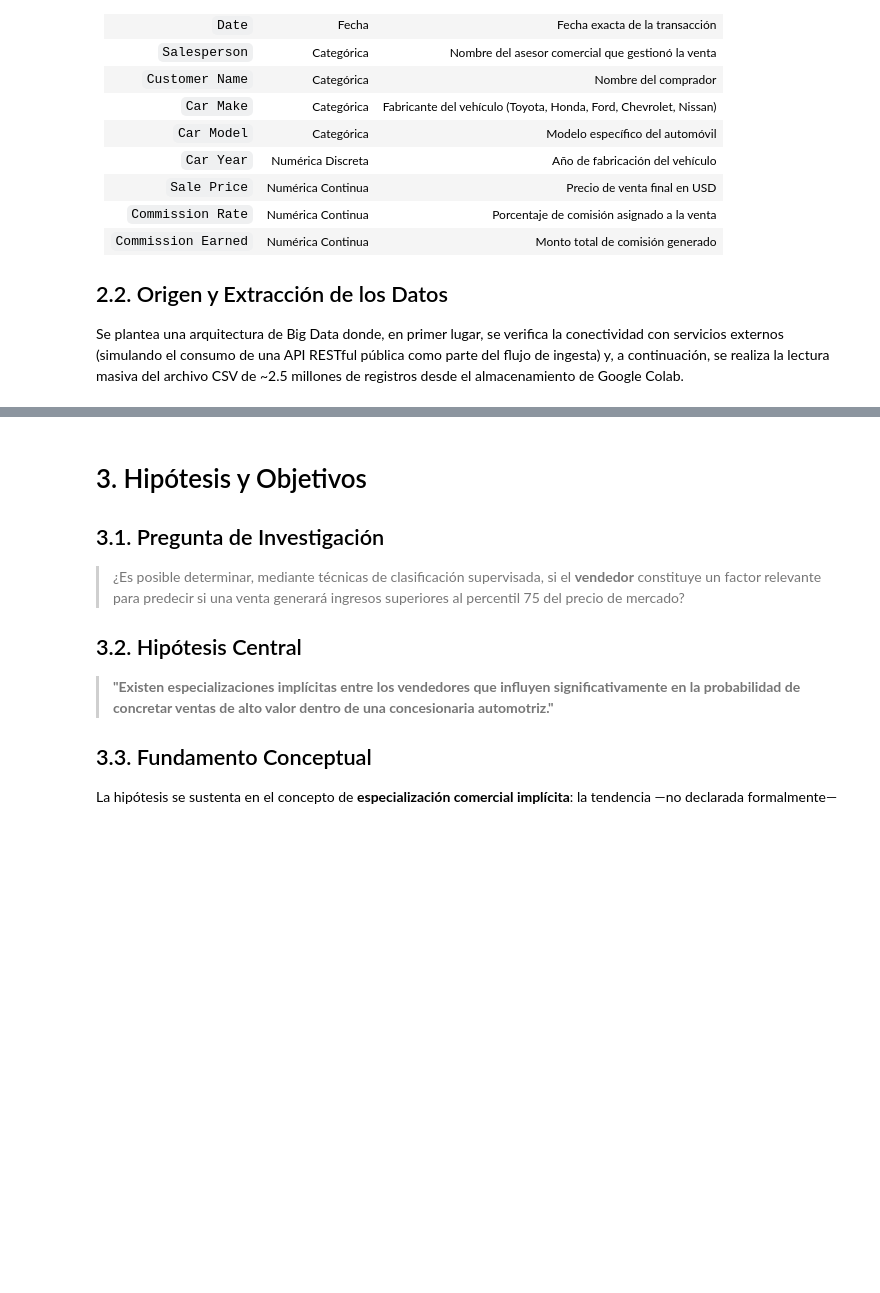
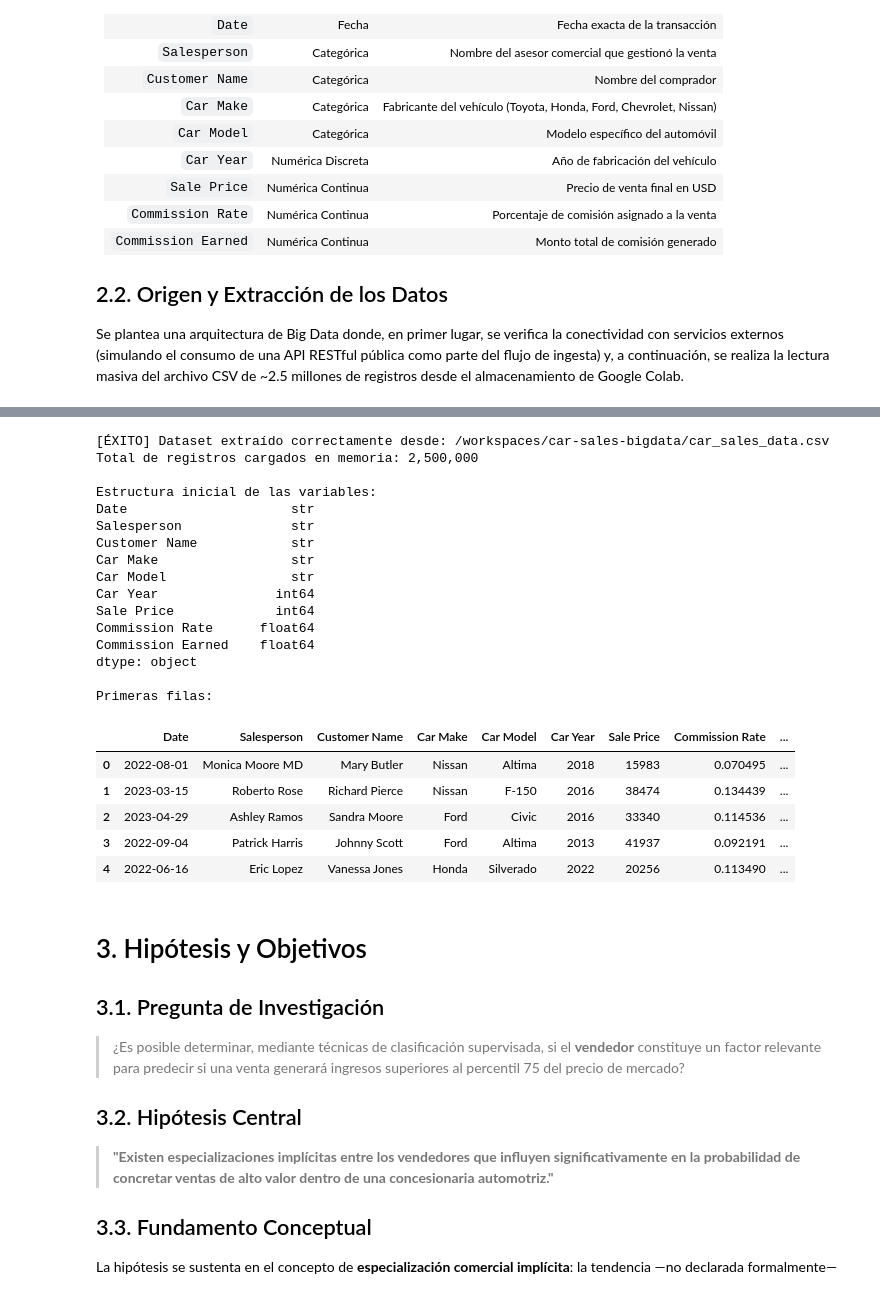
Before and after one commit to Jquishpeq923/car-sales-bigdata, a Jupyter notebook: Proyecto_CarSales_Integrado.ipynb, the cells around one changed output, grey strips where cells are left out. Cells and saved outputs as stored; diff of their text form; code cells hidden in the pictures; blank space fills up the shorter version.

Commit message:
Wip. Subida del archivo car_sales_data.csv

```diff
--- a/Proyecto_CarSales_Integrado.ipynb
+++ b/Proyecto_CarSales_Integrado.ipynb
@@ -106,18 +109,41 @@ simular_consumo_api_publica()
 # %%
 # ─── CARGA MASIVA DESDE GOOGLE COLAB ───────────────────────────────────────
-file_path = '/content/car_sales_data.csv'
+file_path = '/workspaces/car-sales-bigdata/car_sales_data.csv'
 
 try:
     df = pd.read_csv(file_path)
     print(f'[ÉXITO] Dataset extraído correctamente desde: {file_path}')
     print(f'Total de registros cargados en memoria: {len(df):,}')
     print('\nEstructura inicial de las variables:')
     print(df.dtypes)
     print('\nPrimeras filas:')
     display(df.head())
 except FileNotFoundError:
     print(f'[ERROR] Archivo no encontrado en: {file_path}')
     print("Sube el archivo 'car_sales_data.csv' a la sección de archivos de Colab.")
+# %% [output]
+[ÉXITO] Dataset extraído correctamente desde: /workspaces/car-sales-bigdata/car_sales_data.csv
+Total de registros cargados en memoria: 2,500,000
+
+Estructura inicial de las variables:
+Date                     str
+Salesperson              str
+Customer Name            str
+Car Make                 str
+Car Model                str
+Car Year               int64
+Sale Price             int64
+Commission Rate      float64
+Commission Earned    float64
+dtype: object
+
+Primeras filas:
+|  | Date | Salesperson | Customer Name | Car Make | Car Model | Car Year | Sale Price | Commission Rate | ... |
+| 0 | 2022-08-01 | Monica Moore MD | Mary Butler | Nissan | Altima | 2018 | 15983 | 0.070495 | ... |
+| 1 | 2023-03-15 | Roberto Rose | Richard Pierce | Nissan | F-150 | 2016 | 38474 | 0.134439 | ... |
+| 2 | 2023-04-29 | Ashley Ramos | Sandra Moore | Ford | Civic | 2016 | 33340 | 0.114536 | ... |
+| 3 | 2022-09-04 | Patrick Harris | Johnny Scott | Ford | Altima | 2013 | 41937 | 0.092191 | ... |
+| 4 | 2022-06-16 | Eric Lopez | Vanessa Jones | Honda | Silverado | 2022 | 20256 | 0.113490 | ... |
 # %% [markdown]
 <a id='3'></a>
 ---
```
Also changed, not shown: parts of 18 cells of this notebook.
